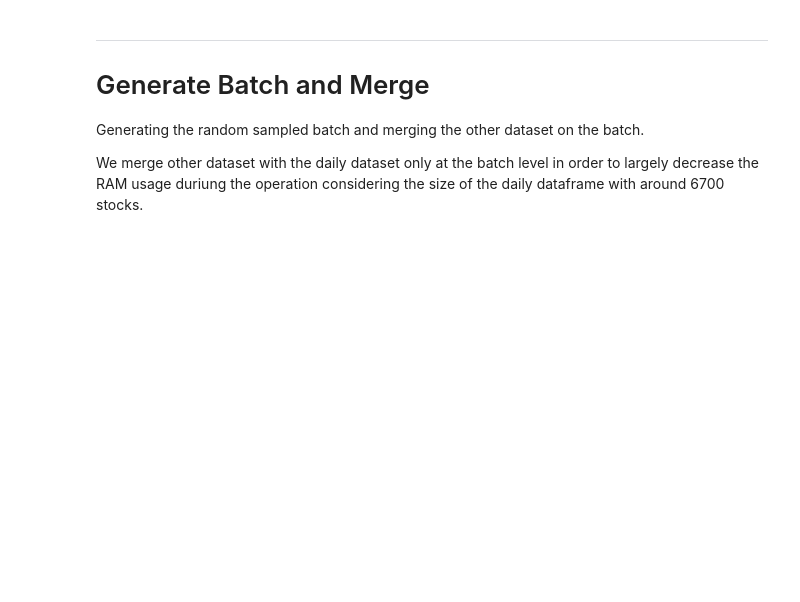
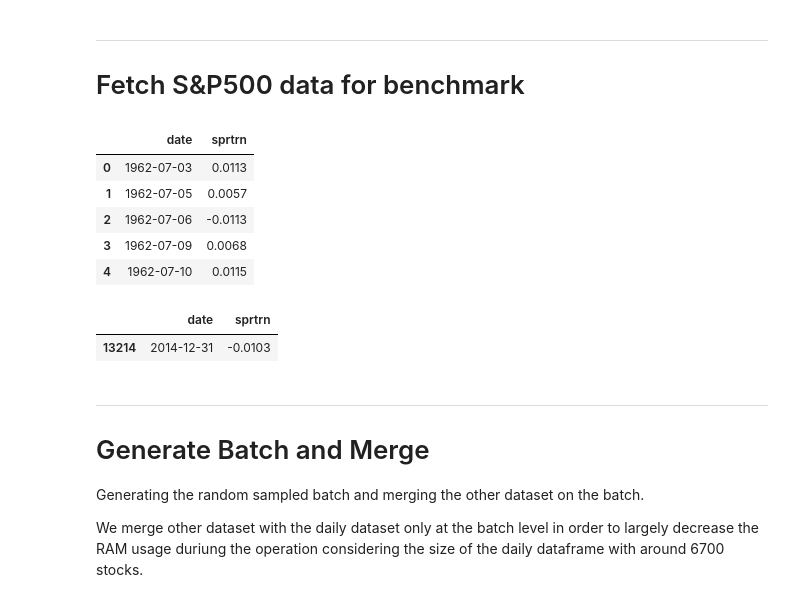
Before and after one commit to leo-wun/Can-Signal-Ensembles-beat-the-S-P500, a Jupyter notebook: notebooks/03_modelling.ipynb, the cells around one changed output. Saved outputs shown, nothing was run; the diff lists cells and outputs as text; code cells hidden in the pictures; blank space fills up the shorter version.

Commit message:
Added SP500 benchmark

```diff
--- a/notebooks/03_modelling.ipynb
+++ b/notebooks/03_modelling.ipynb
@@ -21,3 +21,26 @@ from sklearn.metrics import root_mean_squared_error, r2_score
 
 plt.rcParams.update({'figure.dpi': 120, 'axes.spines.top': False, 'axes.spines.right': False})
 pd.set_option('display.float_format', '{:.4f}'.format)
+# %% [markdown]
+---
+# Fetch S&P500 data for benchmark
+# %%
+# df_sp500 = fetch_sp500()
+gspc = pd.read_parquet(config.GSPC_PATH_RAW)
+gspc = gspc.dropna()
+gspc['date'] = pd.to_datetime(gspc['date'])
+gspc = gspc.drop(['vwretd', 'ewretd'], axis=1).reset_index(drop=True)
+gspc.to_parquet(config.GSPC_PATH_CLEAN)
+gspc.head()
+# %% [output]
+|  | date | sprtrn |
+| 0 | 1962-07-03 | 0.0113 |
+| 1 | 1962-07-05 | 0.0057 |
+| 2 | 1962-07-06 | -0.0113 |
+| 3 | 1962-07-09 | 0.0068 |
+| 4 | 1962-07-10 | 0.0115 |
+# %%
+gspc.iloc[13214 : 13215]
+# %% [output]
+|  | date | sprtrn |
+| 13214 | 2014-12-31 | -0.0103 |
```
Also changed, not shown: parts of 8 cells of this notebook, 4 other files.
